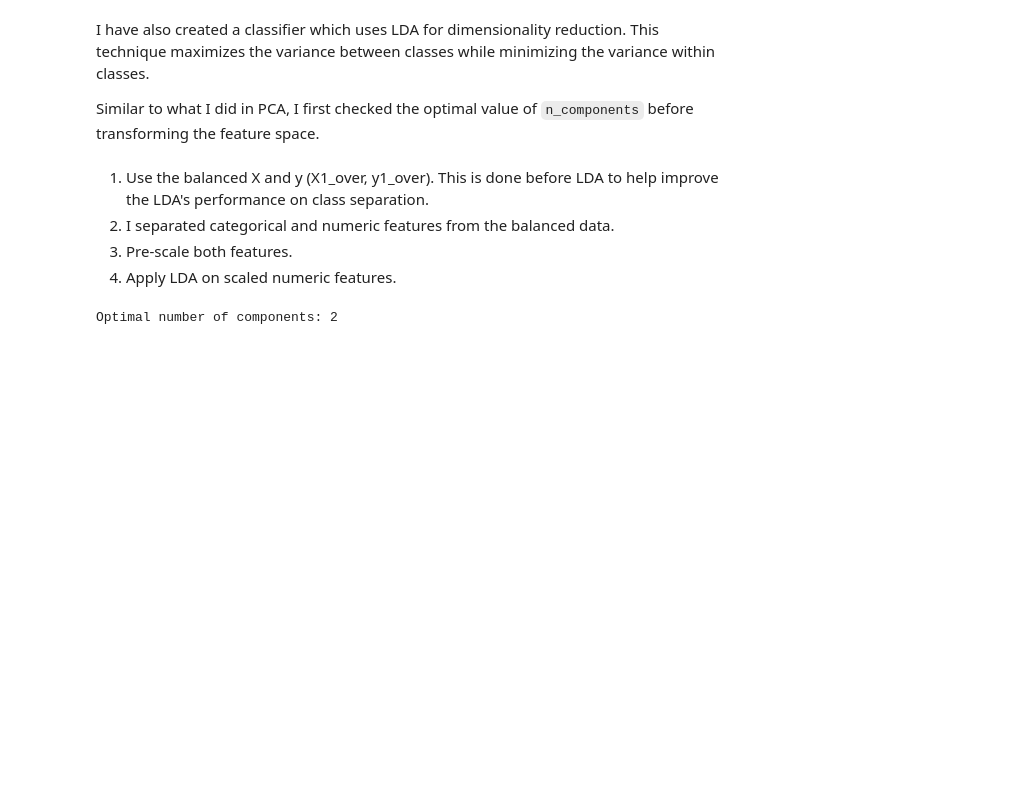
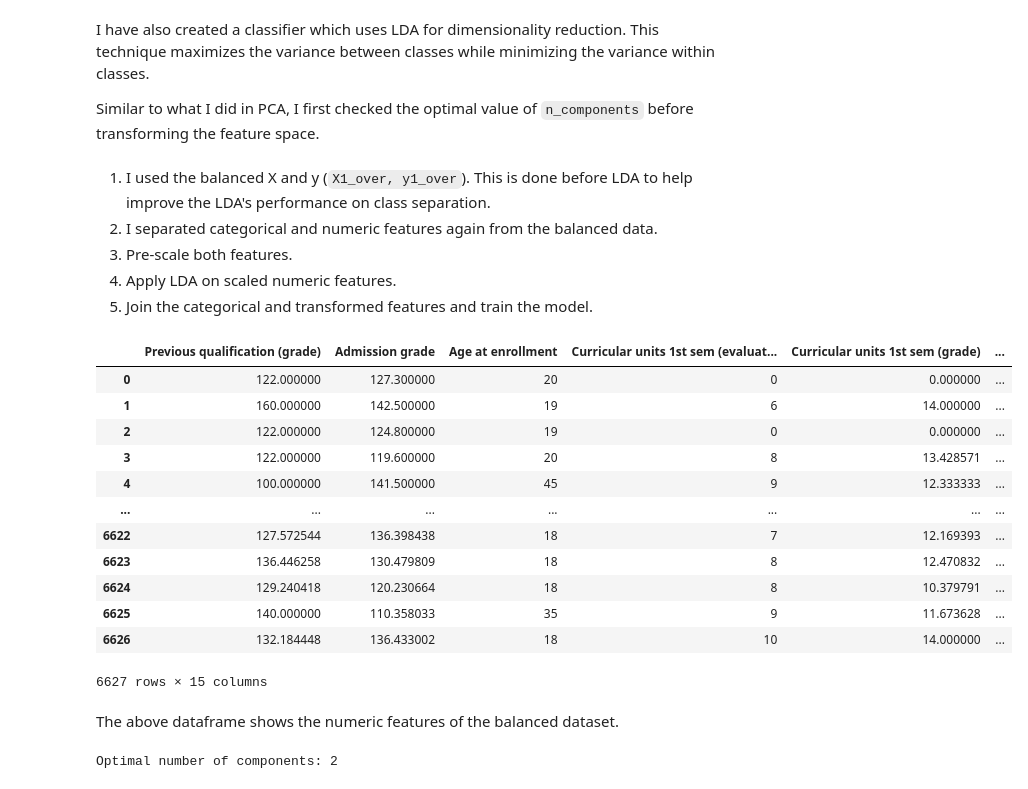
Before and after one commit to nfcatapang/Classical-Machine-Learning, a Jupyter notebook: Dropout Assignments/Catapang - PCA_LDA_Students.ipynb, the cells around one changed output. Drawn from its saved outputs; the diff is of its cells as text; code cells hidden in the pictures; blank space fills up the shorter version.

```diff
--- a/Dropout Assignments/Catapang - PCA_LDA_Students.ipynb
+++ b/Dropout Assignments/Catapang - PCA_LDA_Students.ipynb
@@ -575,14 +597,33 @@ I have also created a classifier which uses LDA for dimensionality reduction. Th
 
 Similar to what I did in PCA, I first checked the optimal value of <code>n_components</code> before transforming the feature space.
 # %% [markdown]
-1. Use the balanced X and y (X1_over, y1_over). This is done before LDA to help improve the LDA's performance on class separation.
-2. I separated categorical and numeric features from the balanced data.
-2. Pre-scale both features.
-3. Apply LDA on scaled numeric features.
+1. I used the balanced X and y (<code>X1_over, y1_over</code>). This is done before LDA to help improve the LDA's performance on class separation.
+2. I separated categorical and numeric features again from the balanced data.
+3. Pre-scale both features.
+4. Apply LDA on scaled numeric features.
+5. Join the categorical and transformed features and train the model.
 # %%
 # Separate categorical and numeric features
 X3_over_cat = X1_over.iloc[:, :17]
 X3_over_num = X1_over.iloc[:, 17:]
+
+display(X3_over_num)
+# %% [output]
+|  | Previous qualification (grade) | Admission grade | Age at enrollment | Curricular units 1st sem (evaluat... | Curricular units 1st sem (grade) | ... |
+| 0 | 122.000000 | 127.300000 | 20 | 0 | 0.000000 | ... |
+| 1 | 160.000000 | 142.500000 | 19 | 6 | 14.000000 | ... |
+| 2 | 122.000000 | 124.800000 | 19 | 0 | 0.000000 | ... |
+| 3 | 122.000000 | 119.600000 | 20 | 8 | 13.428571 | ... |
+| 4 | 100.000000 | 141.500000 | 45 | 9 | 12.333333 | ... |
+| ... | ... | ... | ... | ... | ... | ... |
+| 6622 | 127.572544 | 136.398438 | 18 | 7 | 12.169393 | ... |
+| 6623 | 136.446258 | 130.479809 | 18 | 8 | 12.470832 | ... |
+| 6624 | 129.240418 | 120.230664 | 18 | 8 | 10.379791 | ... |
+| 6625 | 140.000000 | 110.358033 | 35 | 9 | 11.673628 | ... |
+| 6626 | 132.184448 | 136.433002 | 18 | 10 | 14.000000 | ... |
+6627 rows × 15 columns
+# %% [markdown]
+The above dataframe shows the numeric features of the balanced dataset.
 # %%
 scaler = StandardScaler()
 X3_over_cat_scaled = scaler.fit_transform(X3_over_cat)
```
Also changed, not shown: parts of 18 cells of this notebook.
